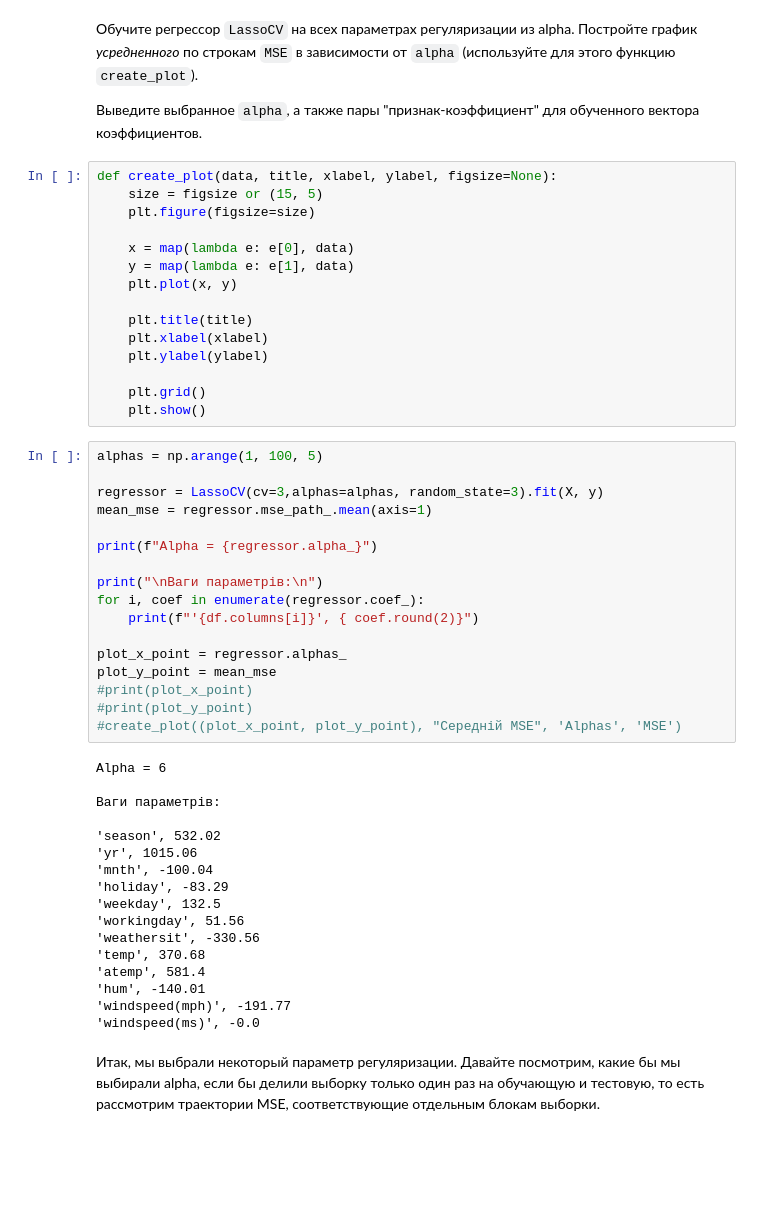
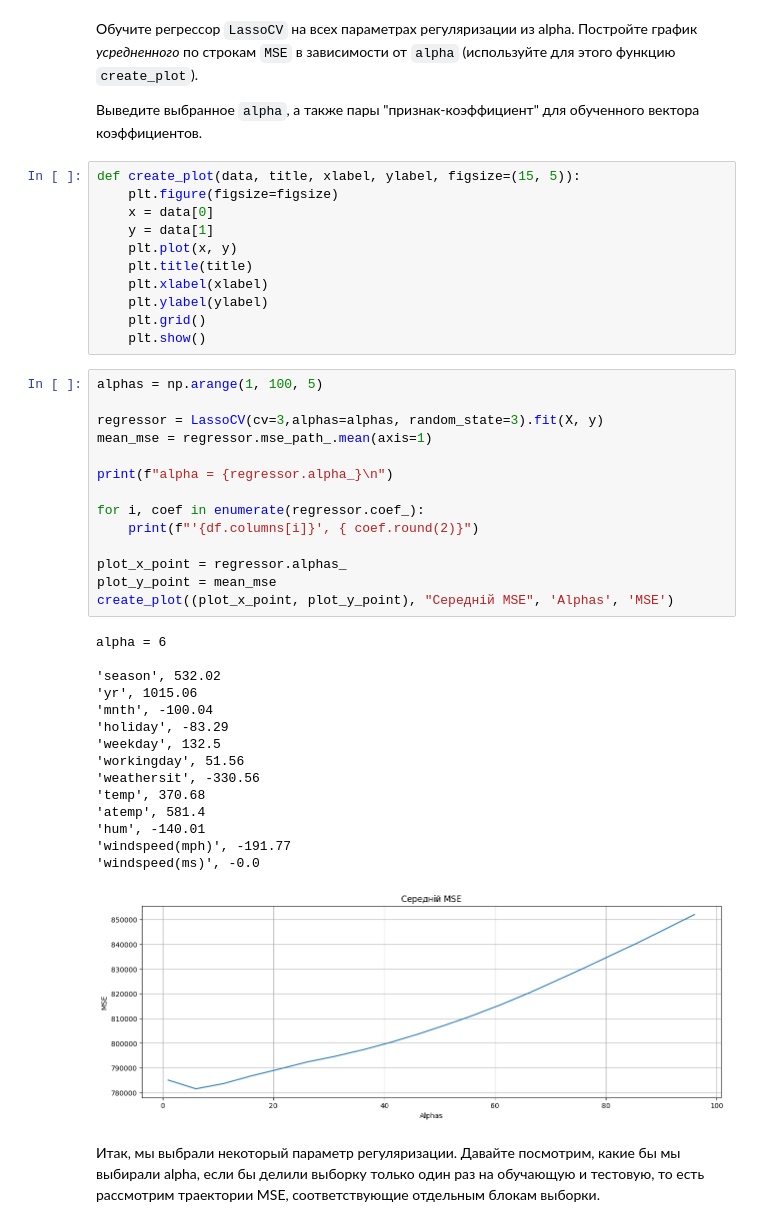
Before and after one commit to Mephod1y/DataScience, a Jupyter notebook: Hw4.ipynb, the cells around one changed output. Drawn from its saved outputs; the diff is of its cells as text; blank space fills up the shorter version.

```diff
--- a/Hw4.ipynb
+++ b/Hw4.ipynb
@@ -335,54 +335,46 @@ plt.show()
 
 Выведите выбранное `alpha`, а также пары "признак-коэффициент" для обученного вектора коэффициентов.
 # %%
-def create_plot(data, title, xlabel, ylabel, figsize=None):
-    size = figsize or (15, 5)
-    plt.figure(figsize=size)
-
-    x = map(lambda e: e[0], data)
-    y = map(lambda e: e[1], data)
+def create_plot(data, title, xlabel, ylabel, figsize=(15, 5)):
+    plt.figure(figsize=figsize)
+    x = data[0]
+    y = data[1]
     plt.plot(x, y)
-
     plt.title(title)
     plt.xlabel(xlabel)
     plt.ylabel(ylabel)
-
     plt.grid()
     plt.show()
 # %%
 alphas = np.arange(1, 100, 5)
 
 regressor = LassoCV(cv=3,alphas=alphas, random_state=3).fit(X, y)
 mean_mse = regressor.mse_path_.mean(axis=1)
 
-print(f"Alpha = {regressor.alpha_}")
+print(f"alpha = {regressor.alpha_}\n")
 
-print("\nВаги параметрів:\n")
 for i, coef in enumerate(regressor.coef_):
     print(f"'{df.columns[i]}', { coef.round(2)}")
 
 plot_x_point = regressor.alphas_
 plot_y_point = mean_mse
-#print(plot_x_point)
-#print(plot_y_point)
-#create_plot((plot_x_point, plot_y_point), "Середній MSE", 'Alphas', 'MSE')
+create_plot((plot_x_point, plot_y_point), "Середній MSE", 'Alphas', 'MSE')
 # %% [output]
-Alpha = 6
-
-Ваги параметрів:
+alpha = 6
 
 'season', 532.02
 'yr', 1015.06
 'mnth', -100.04
 'holiday', -83.29
 'weekday', 132.5
 'workingday', 51.56
 'weathersit', -330.56
 'temp', 370.68
 'atemp', 581.4
 'hum', -140.01
 'windspeed(mph)', -191.77
 'windspeed(ms)', -0.0
+[figure, added]
 # %% [markdown]
 Итак, мы выбрали некоторый параметр регуляризации. Давайте посмотрим, какие бы мы выбирали alpha, если бы делили выборку только один раз на обучающую и тестовую, то есть рассмотрим траектории MSE, соответствующие отдельным блокам выборки.
 # %% [markdown]
```
Also changed, not shown: parts of 18 cells of this notebook.
